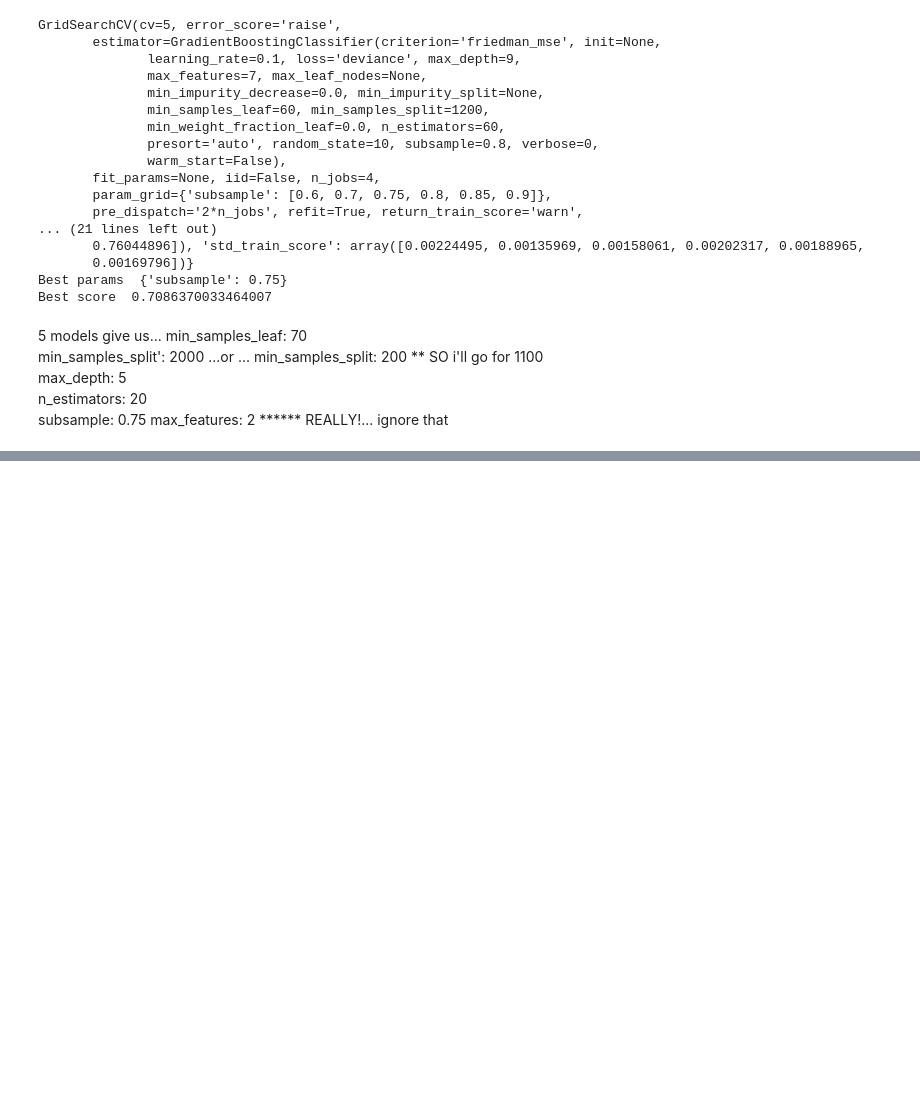
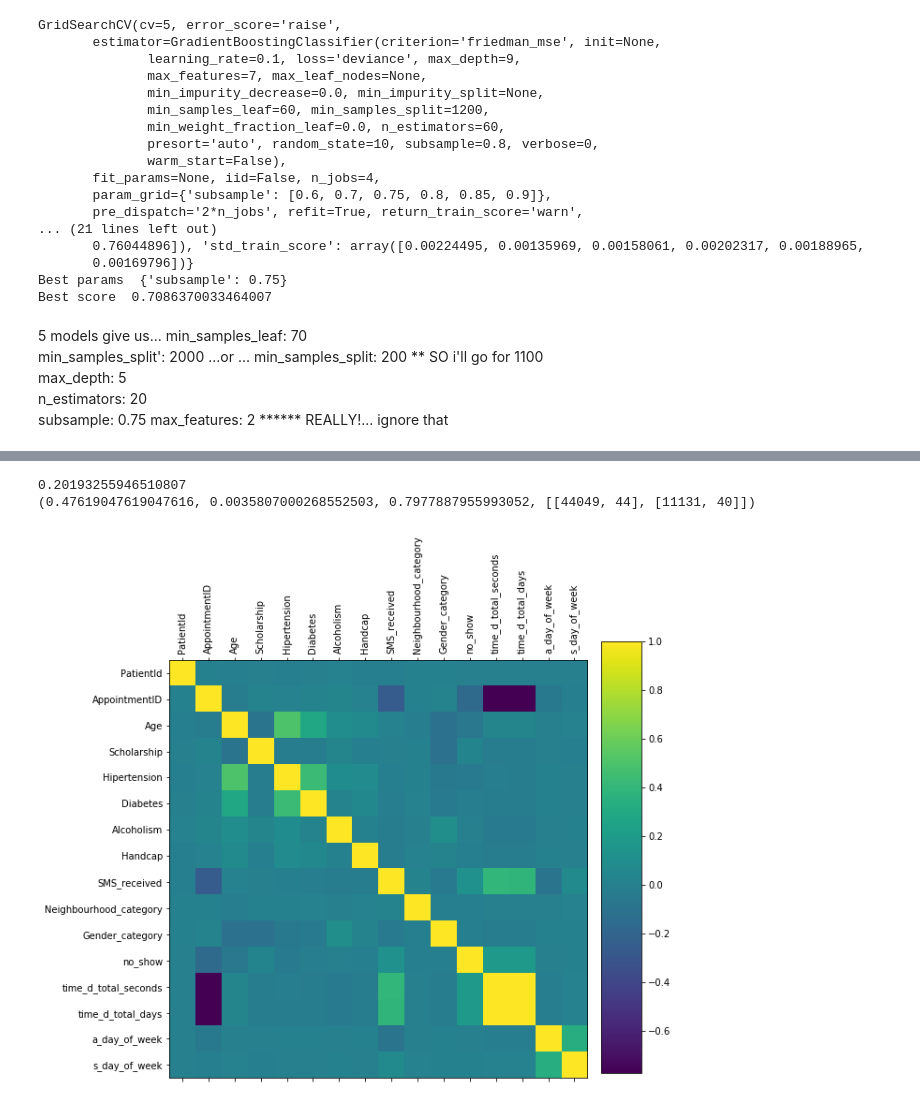
Before and after one commit to gadamc/arrived_ds, a Jupyter notebook: AnalyticsDiva.ipynb, the cells around one changed output, grey strips where cells are left out. Drawn from its saved outputs; the diff is of its cells as text; code cells hidden in the pictures; blank space fills up the shorter version.

Commit message:
Added confusion matrix

```diff
--- a/AnalyticsDiva.ipynb
+++ b/AnalyticsDiva.ipynb
@@ -263,0 +298,31 @@ AUC =  0.7186564011244819
+# %%
+#classifier = GradientBoostingClassifier(n_estimators=20, max_depth=5,min_samples_leaf=70, subsample=0.75,min_samples_split=1100)
+classifier = GradientBoostingClassifier()
+
+X = dd.as_matrix(columns=feature_set)
+y = dd['no_show'].values
+
+print((y == True).sum() / len(y))
+
+X_train, X_test, y_train, y_test = train_test_split(X, y, test_size=0.5)
+
+classifier.fit(X_train, y_train)
+
+y_pred = classifier.predict(X_test)
+print(accuracy_metrics(y_test, y_pred))
+# %% [output]
+0.20193255946510807
+(0.47619047619047616, 0.0035807000268552503, 0.7977887955993052, [[44049, 44], [11131, 40]])
+# %%
+corr = dd.corr()
+
+plt.figure(figsize=(8,8))
+plt.matshow(corr, fignum=1)
+plt.xticks(range(len(corr.columns)), corr.columns, rotation='vertical');
+plt.yticks(range(len(corr.columns)), corr.columns);
+
+cax = plt.axes([0.95, 0.1, 0.075, 0.8])
+plt.colorbar(cax=cax)
+plt.show()
+# %% [output]
+[figure, added]
```
Also changed, not shown: parts of 2 cells of this notebook.
